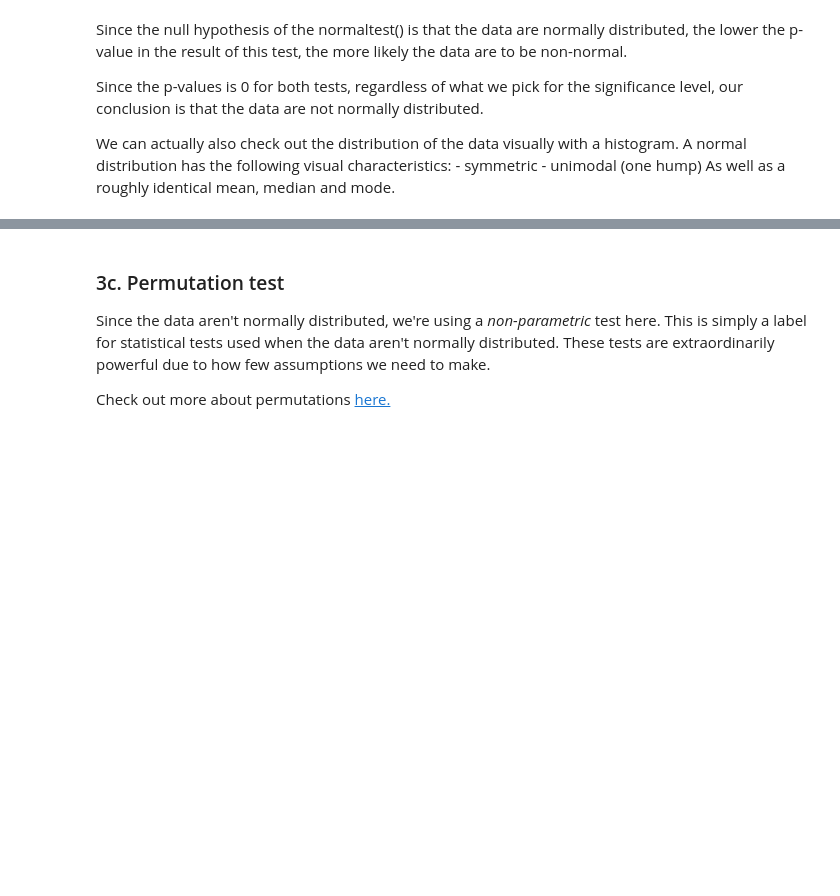
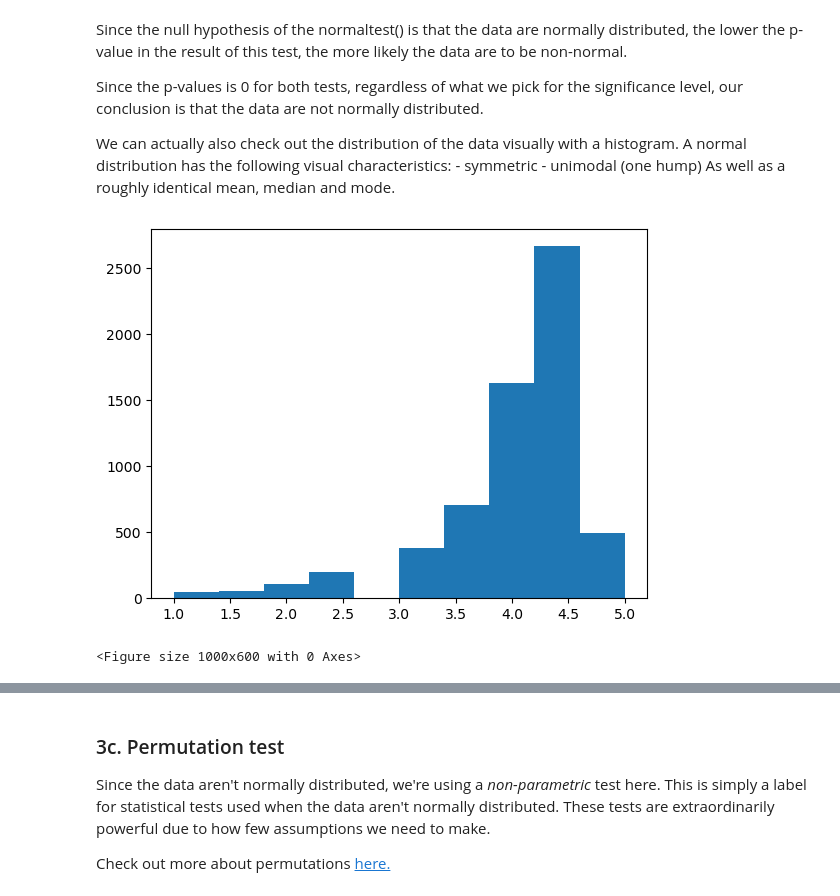
Before and after one commit to amoutafian/app_integration_case_study, a Jupyter notebook: Springboard Apps project - Tier 3 - Complete.ipynb, the cells around one changed output, grey strips where cells are left out. Drawn from its saved outputs; the diff is of its cells as text; code cells hidden in the pictures; blank space fills up the shorter version.

```diff
--- a/Springboard Apps project - Tier 3 - Complete.ipynb
+++ b/Springboard Apps project - Tier 3 - Complete.ipynb
@@ -446,5 +446,6 @@ There are many different statistical tests, all with different assumptions. You'
 # %%
 # Create a subset of the column 'Rating' by the different platforms.
 # Call the subsets 'apple' and 'google'
-_ _ _
+apple = df[df['Platform']== 'apple']['Rating']
+google = df[df['Platform']== 'google']['Rating']
 # %%
@@ -465,6 +475,10 @@ We can actually also check out the distribution of the data visually with a hist
 As well as a roughly identical mean, median and mode.
 # %%
 # Create a histogram of the apple reviews distribution
-_ _ _
+_ = plt.hist(apple)
+plt.figure(figsize=(10,6));
+# %% [output]
+[figure, added]
+<Figure size 1000x600 with 0 Axes>
 # %%
 # Create a histogram of the google data
```
Also changed, not shown: parts of 5 cells of this notebook.
